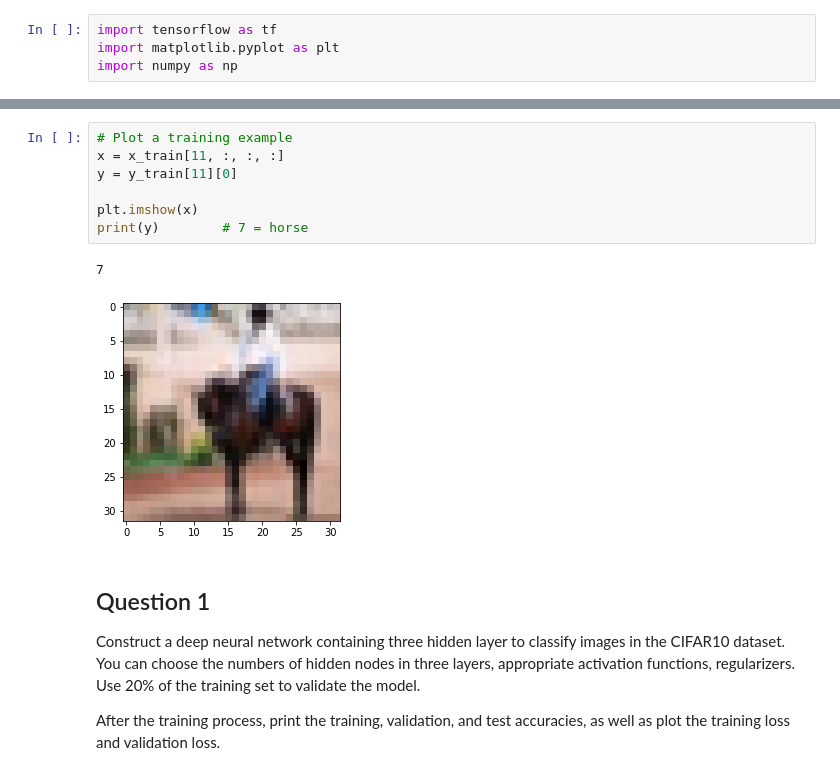
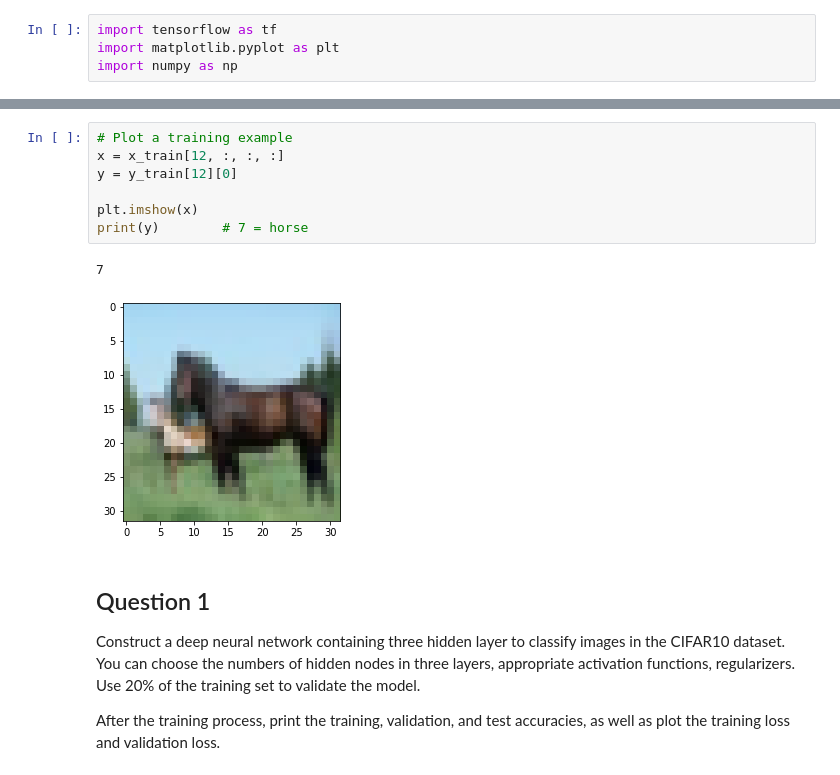
Before and after one commit to HongKanokkarn/ML_CIFAR10, a Jupyter notebook: css324f21_hw_ml_6222790147&6222790428.ipynb, the cells around one changed output, grey strips where cells are left out. Cells and saved outputs as stored; diff of their text form.

```diff
--- a/css324f21_hw_ml_6222790147&6222790428.ipynb
+++ b/css324f21_hw_ml_6222790147&6222790428.ipynb
@@ -20,13 +22,13 @@ Downloading data from https://www.cs.toronto.edu/~kriz/cifar-10-python.tar.gz
 # %%
 # Plot a training example
-x = x_train[11, :, :, :]
-y = y_train[11][0]
+x = x_train[12, :, :, :]
+y = y_train[12][0]
 
 plt.imshow(x)
 print(y)        # 7 = horse
 # %% [output]
 7
-[figure, old version]
+[figure, new version]
 # %% [markdown]
 ## Question 1
 
```
Also changed, not shown: parts of 17 cells of this notebook.
